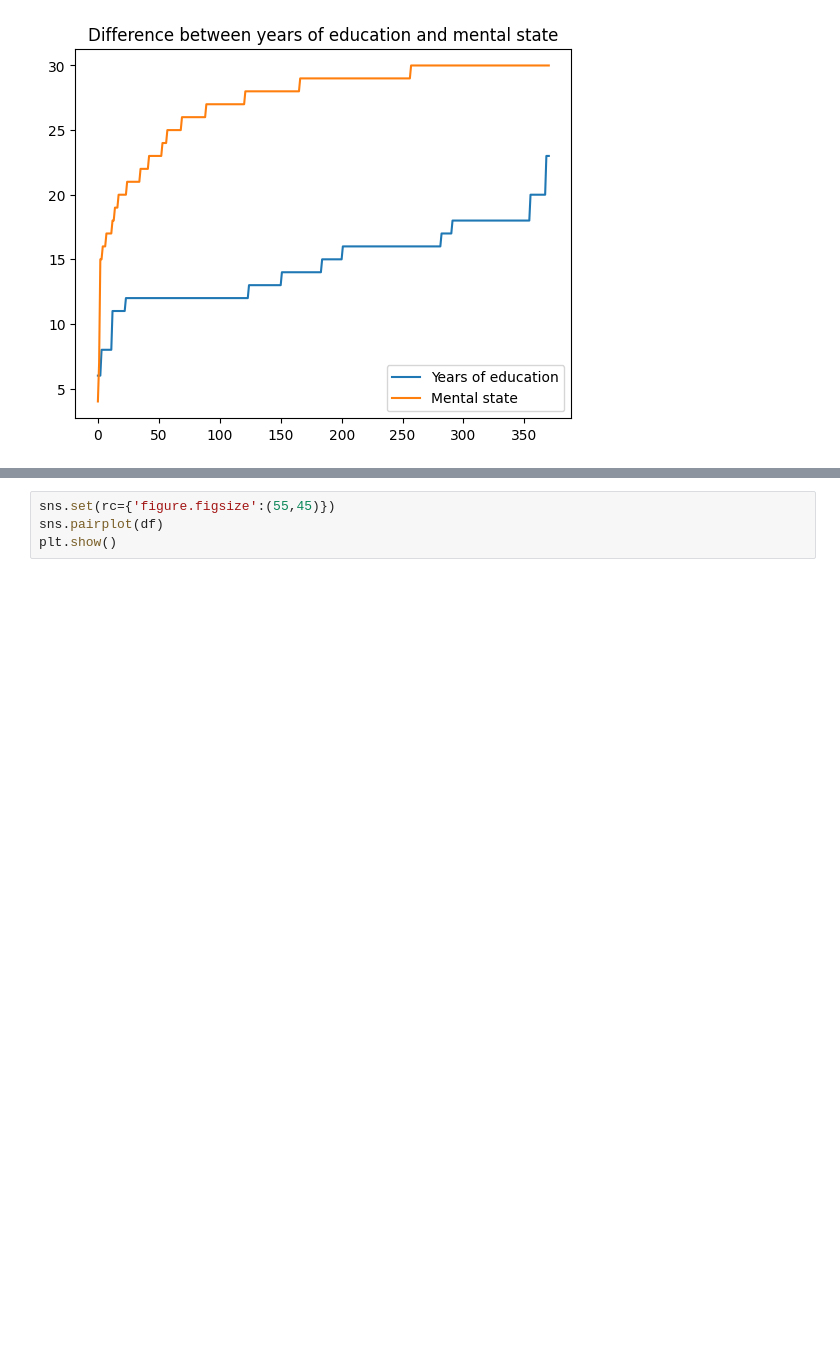
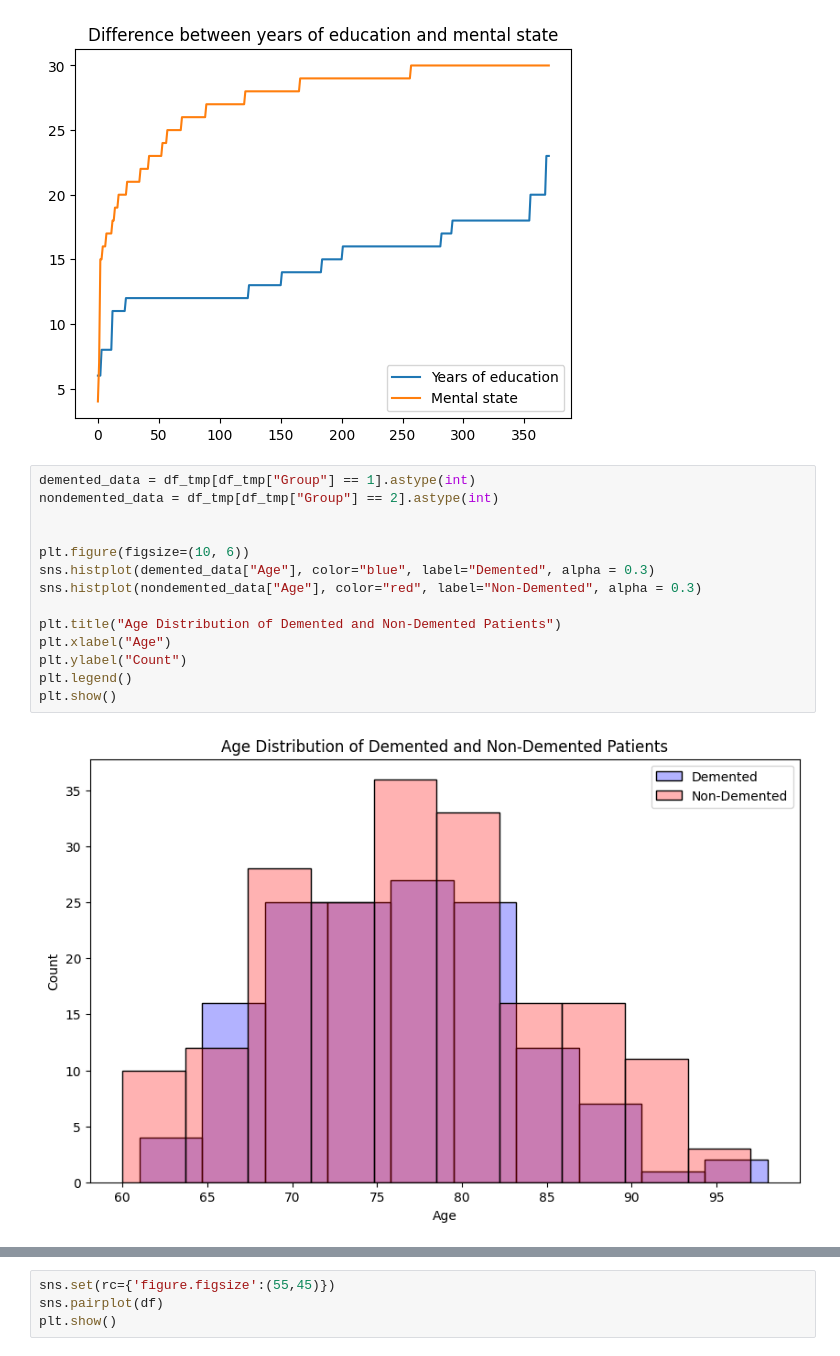
Before and after one commit to mb1504/uzop_project, a Jupyter notebook: PROJEKT_UZOP.ipynb, the cells around one changed output, grey strips where cells are left out. Drawn from its saved outputs; the diff is of its cells as text; blank space fills up the shorter version.

```diff
--- a/PROJEKT_UZOP.ipynb
+++ b/PROJEKT_UZOP.ipynb
@@ -295,3 +295,19 @@ plt.legend(loc='best')
 plt.show()
 # %% [output]
 [figure]
+# %%
+demented_data = df_tmp[df_tmp["Group"] == 1].astype(int)
+nondemented_data = df_tmp[df_tmp["Group"] == 2].astype(int)
+
+
+plt.figure(figsize=(10, 6))
+sns.histplot(demented_data["Age"], color="blue", label="Demented", alpha = 0.3)
+sns.histplot(nondemented_data["Age"], color="red", label="Non-Demented", alpha = 0.3)
+
+plt.title("Age Distribution of Demented and Non-Demented Patients")
+plt.xlabel("Age")
+plt.ylabel("Count")
+plt.legend()
+plt.show()
+# %% [output]
+[figure, added]
```
Also changed, not shown: parts of 2 cells of this notebook, 1 other file.
